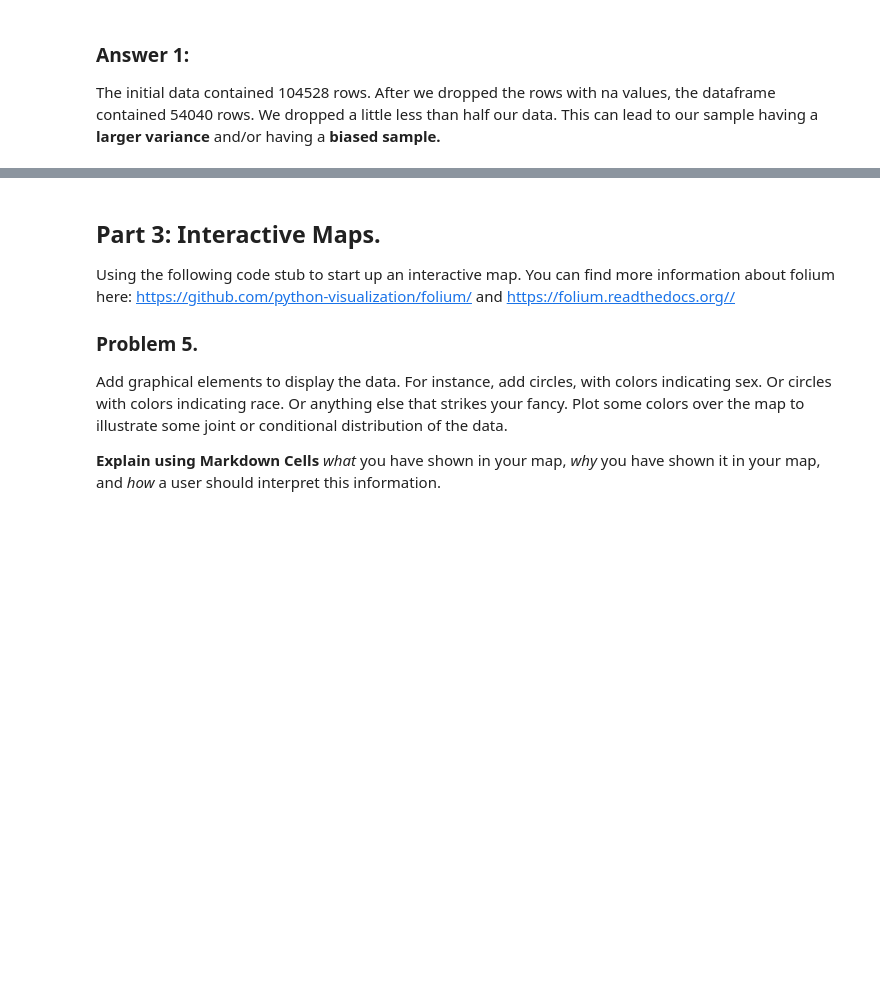
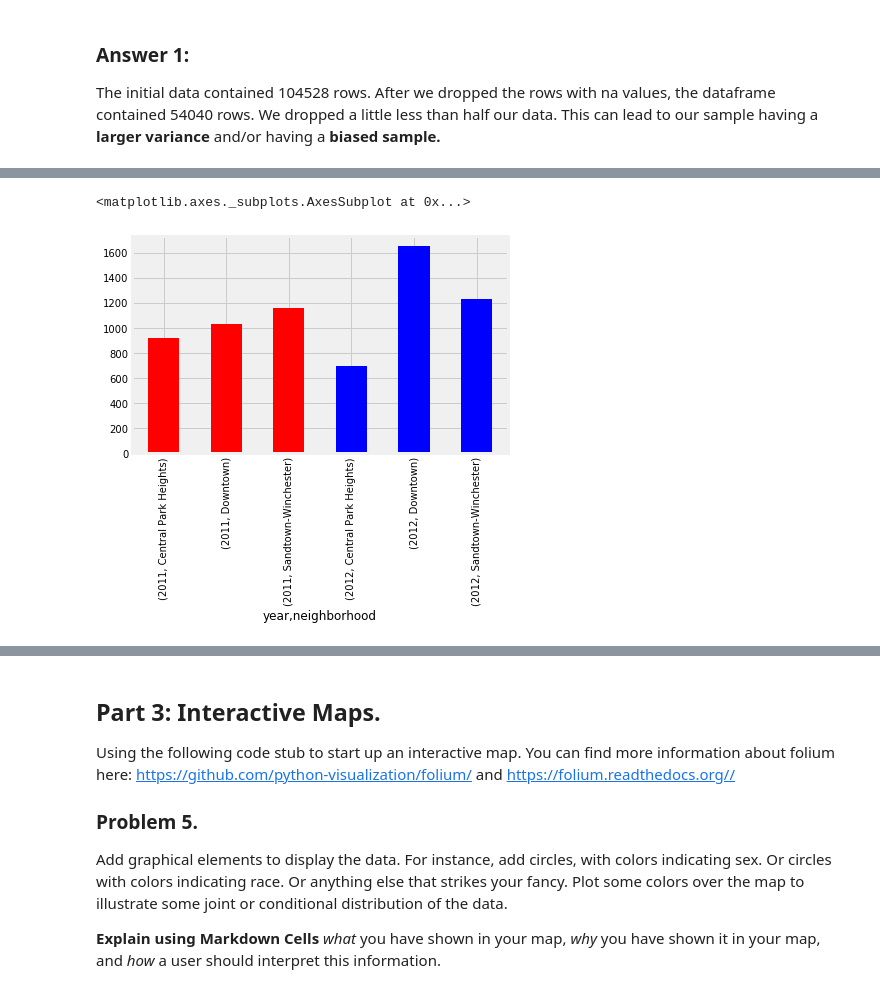
Before and after one commit to thegerrit/data_science, a Jupyter notebook: project3/Project3.ipynb, the cells around one changed output, grey strips where cells are left out. Cells and saved outputs as stored; diff of their text form; code cells hidden in the pictures; blank space fills up the shorter version.

```diff
--- a/project3/Project3.ipynb
+++ b/project3/Project3.ipynb
@@ -237,0 +221,14 @@ Show me one other interesting thing about the data.  It can be anything you find
+# %%
+# cut the data into different bins based on age
+crime_df["age_bin"] = pd.cut(crime_df["age"], bins = 6)
+
+#create a pivot table that gives counts of different categories of our data
+crime_pt = crime_df.pivot_table(
+    index="age_bin", columns="race",
+    values="arrestLocation", aggfunc="count"
+)
+# Divide the values by the total number of values to get joint distribution
+joint_crime_dist = crime_pt / crime_pt.sum().sum()
+
+# Display Joint distribution of age and race in baltimore crimes.
+joint_crime_dist
@@ -237,0 +277,20 @@ Show me one other interesting thing about the data.  It can be anything you find
+# %%
+#create a column in the df for year
+crime_df["year"] = crime_df.index.year
+
+#use boolean masking to select your desired information
+neighborhoods = ["Downtown", "Sandtown-Winchester", "Central Park Heights"]
+crime_by_year = crime_df[(crime_df["neighborhood"] == "Downtown") |
+                         (crime_df["neighborhood"] == "Sandtown-Winchester") |
+                         (crime_df["neighborhood"] == "Central Park Heights")]
+
+#group by year and neighborhood
+grouped_c = crime_by_year.groupby(["year","neighborhood"])["neighborhood"]
+#change the values to counts
+grouped_c = grouped_c.count()
+
+#display the bar graph
+grouped_c.plot.bar(y = "age", color = ["r", "r", "r", "b", "b", "b"])
+# %% [output]
+<matplotlib.axes._subplots.AxesSubplot at 0x...>
+[figure, added]
```
Also changed, not shown: parts of 20 cells of this notebook, 2 other files.
